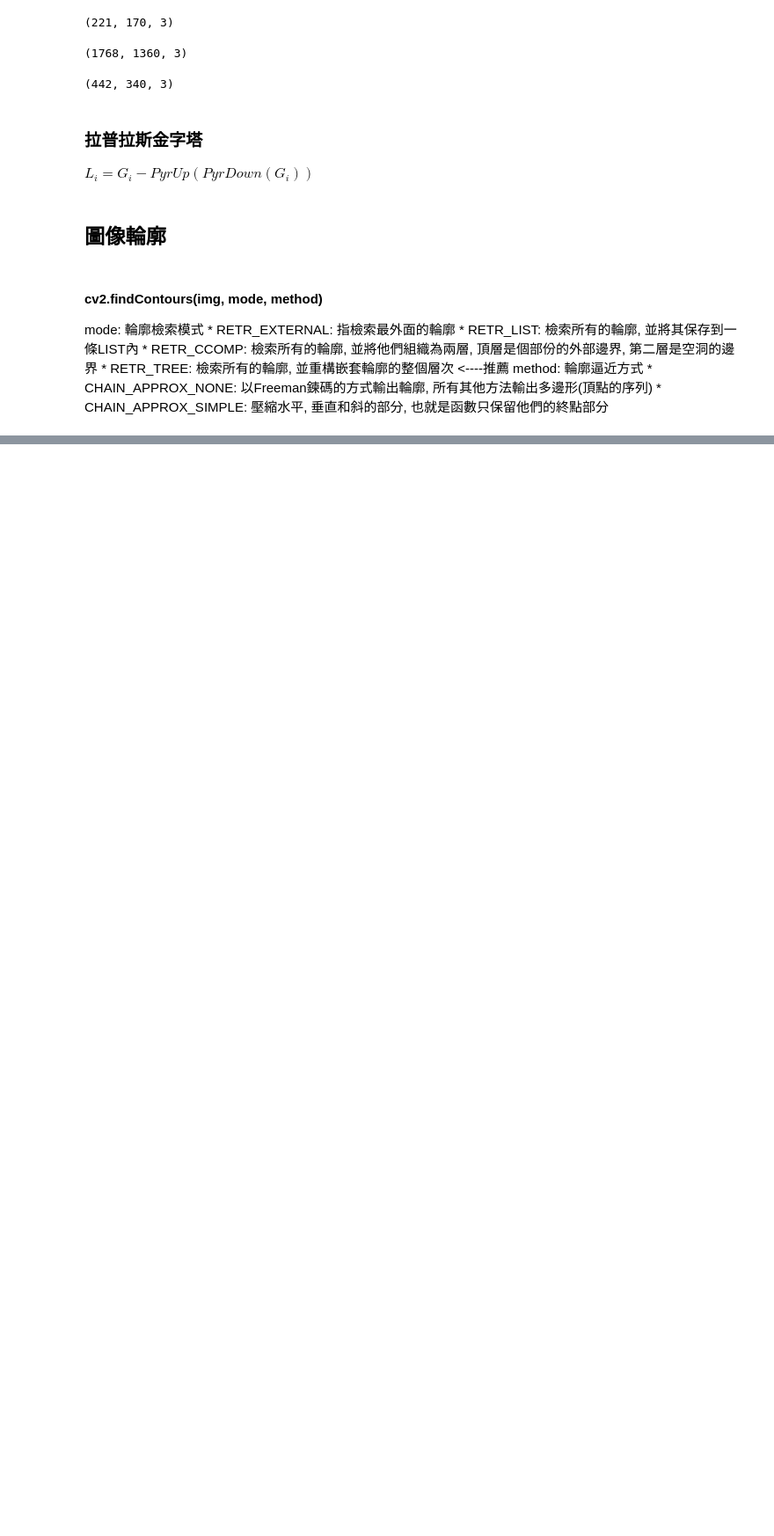
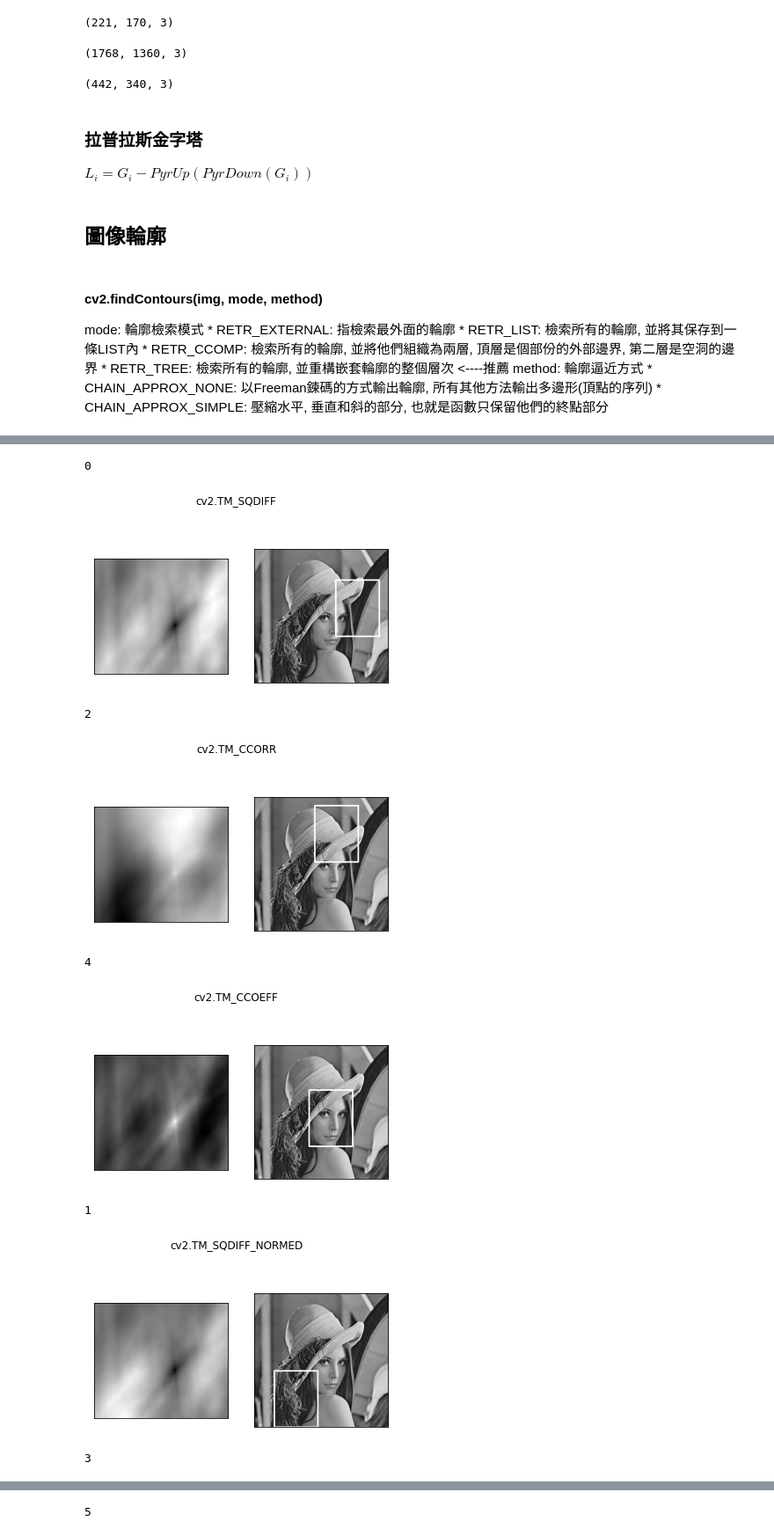
Before and after one commit to jasonliu1990/opencv-tutorial, a Jupyter notebook: 06-圖像金字塔與輪廓檢測.ipynb, the cells around one changed output, grey strips where cells are left out. Shown at 88% size. Cells and saved outputs as stored; diff of their text form; code cells hidden in the pictures; blank space fills up the shorter version.

```diff
--- a/06-圖像金字塔與輪廓檢測.ipynb
+++ b/06-圖像金字塔與輪廓檢測.ipynb
@@ -89,0 +185,5 @@ contours, hierarchy = cv2.findContours(thresh, cv2.RETR_TREE, cv2.CHAIN_APPROX_N
+# %%
+# 模板匹配
+img = cv2.imread('dataset/lena.jpg', 0)
+template = cv2.imread('dataset/face.jpg', 0)
+h, w = template.shape[:2]
@@ -89,0 +207,12 @@ contours, hierarchy = cv2.findContours(thresh, cv2.RETR_TREE, cv2.CHAIN_APPROX_N
+# %%
+method = [
+    'cv2.TM_SQDIFF',
+    'cv2.TM_CCORR',
+    'cv2.TM_CCOEFF',
+    'cv2.TM_SQDIFF_NORMED',
+    'cv2.TM_CCORR_NORMED',
+    'cv2.TM_CCOEFF_NORMED'
+]
+# %%
+res = cv2.matchTemplate(img, template, 1) # 1就是 TM_SQDIFF
+res.shape
@@ -89,0 +221,3 @@ contours, hierarchy = cv2.findContours(thresh, cv2.RETR_TREE, cv2.CHAIN_APPROX_N
+# %%
+# 最大最小值與其座標位置
+min_val, max_val, min_loc, max_loc = cv2.minMaxLoc(res)
@@ -89,0 +249,39 @@ contours, hierarchy = cv2.findContours(thresh, cv2.RETR_TREE, cv2.CHAIN_APPROX_N
+# %%
+# 比較不同方法的差異
+for m in method:
+    img2 = img.copy()
+    mt = eval(m)
+    print(mt)
+    res = cv2.matchTemplate(img, template, mt) # m格式不是字串
+    min_val, max_val, min_loc, max_loc = cv2.minMaxLoc(res)
+
+    # 如果是TM_SQDIFF 或 TM_SQDIFF_NORMED, 取最小值
+    if m in [cv2.TM_SQDIFF, cv2.TM_SQDIFF_NORMED]:
+        top_left = min_loc
+    else:
+        top_left = max_loc
+    bottom_right = (top_left[0] + w, top_left[1] + h)
+
+    # 畫矩形
+    cv2.rectangle(img2, top_left, bottom_right, 255, 2)
+
+    plt.subplot(121)
+    plt.imshow(res, cmap='gray')
+    plt.xticks([])
+    plt.yticks([])
+    plt.subplot(122)
+    plt.imshow(img2, cmap='gray')
+    plt.xticks([])
+    plt.yticks([])
+    plt.suptitle(m)
+    plt.show()
+# %% [output]
+0
+[figure, added]
+2
+[figure, added]
+4
+[figure, added]
+1
+[figure, added]
+3
@@ -89,0 +289 @@ contours, hierarchy = cv2.findContours(thresh, cv2.RETR_TREE, cv2.CHAIN_APPROX_N
+5
```
Also changed, not shown: parts of 29 cells of this notebook.
